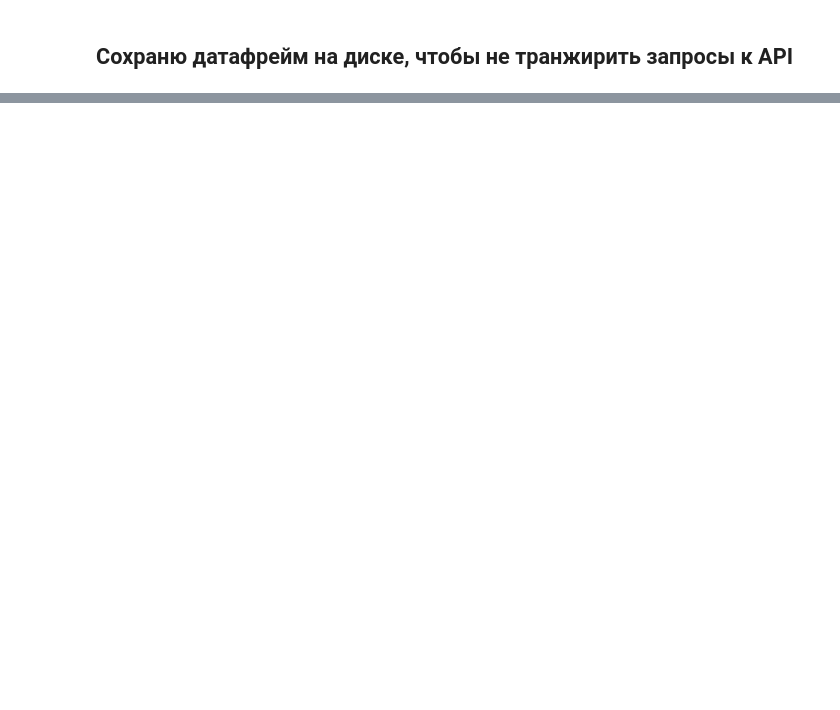
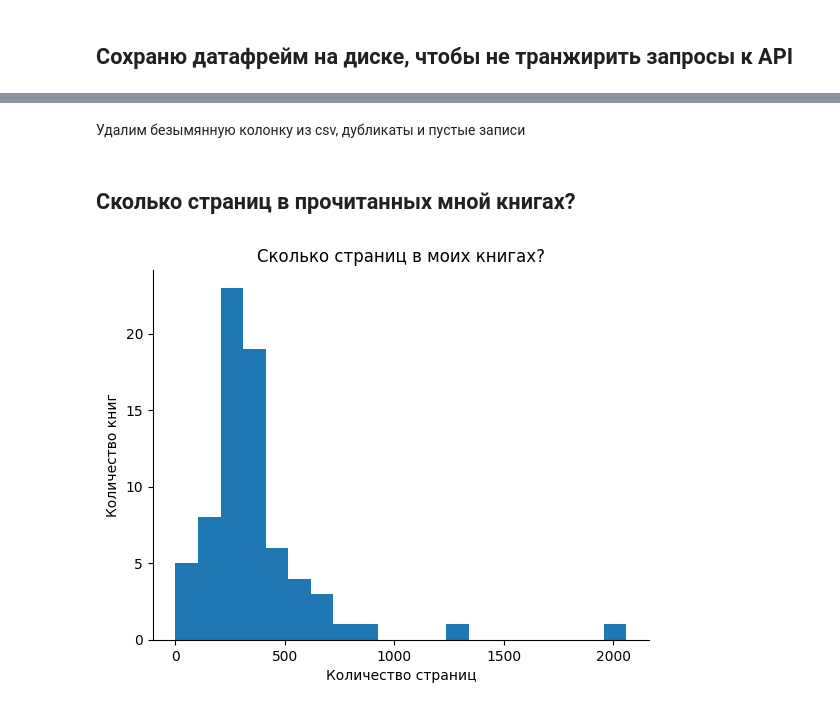
Before and after one commit to zinoviev-tech/books-analytics, a Jupyter notebook: books_analyze.ipynb, the cells around one changed output, grey strips where cells are left out. Drawn from its saved outputs; the diff is of its cells as text; code cells hidden in the pictures; blank space fills up the shorter version.

```diff
--- a/books_analyze.ipynb
+++ b/books_analyze.ipynb
@@ -166,0 +165,4 @@ df.to_csv('/content/drive/MyDrive/Colab Notebooks/book_analyze/my_books.csv')
+# %%
+import pandas as pd
+
+df = pd.read_csv('/content/drive/MyDrive/Colab Notebooks/book_analyze/my_books.csv')
@@ -166,0 +199,22 @@ df.to_csv('/content/drive/MyDrive/Colab Notebooks/book_analyze/my_books.csv')
+# %% [markdown]
+Удалим безымянную колонку из csv, дубликаты и пустые записи
+# %%
+df.drop(df.columns[df.columns.str.contains('unnamed', case=False)], axis=1, inplace=True)
+# %%
+df = df.drop_duplicates()
+# %%
+df = df.dropna(subset=['id'])
+# %% [markdown]
+## Сколько страниц в прочитанных мной книгах?
+# %%
+from matplotlib import pyplot as plt
+import numpy as np
+
+df['pageCount'].plot(kind='hist', bins=20, title='Сколько страниц в моих книгах?')
+plt.gca().spines[['top', 'right',]].set_visible(False)
+
+
+plt.xlabel('Количество страниц');
+plt.ylabel('Количество книг');
+# %% [output]
+[figure, added]
```
Also changed, not shown: parts of 11 cells of this notebook.
